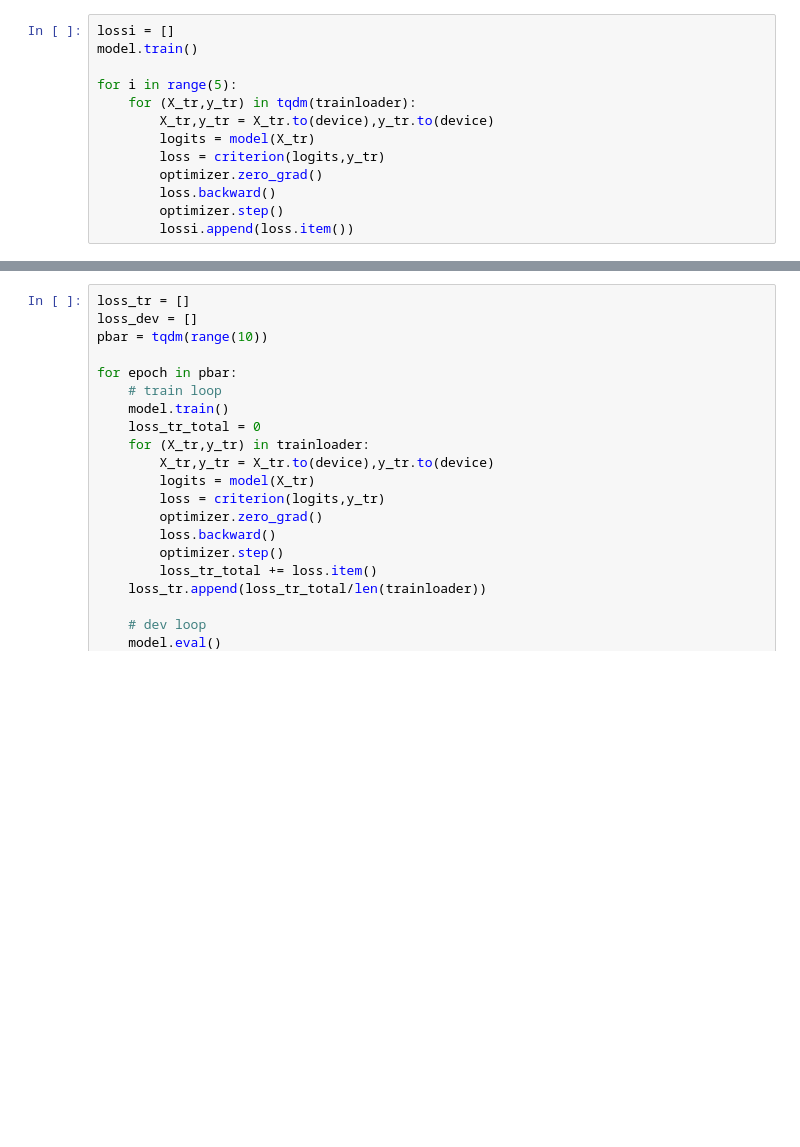
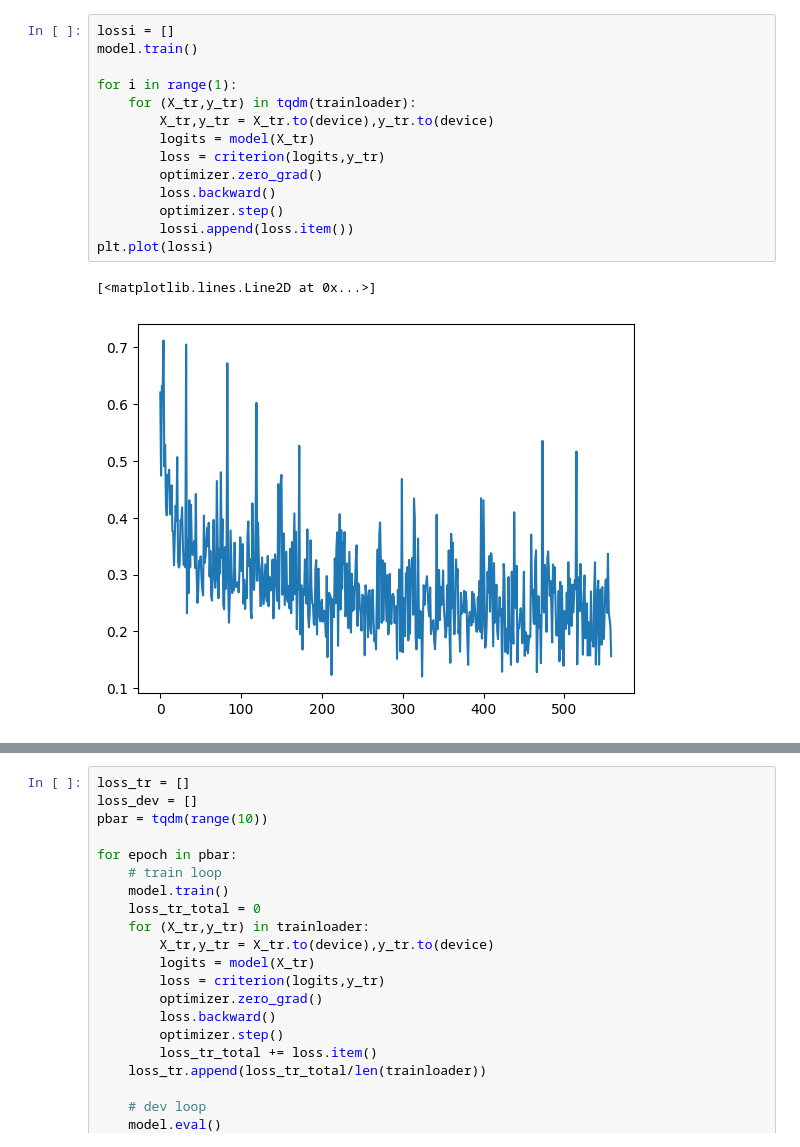
Before and after one commit to smithandrewk/smoking_ml, a Jupyter notebook: baseline_mlp.ipynb, the cells around one changed output, grey strips where cells are left out. Drawn from its saved outputs; the diff is of its cells as text; blank space fills up the shorter version.

```diff
--- a/baseline_mlp.ipynb
+++ b/baseline_mlp.ipynb
@@ -23,14 +17,18 @@ Params:  653501
 # %%
 lossi = []
 model.train()
 
-for i in range(5):
+for i in range(1):
     for (X_tr,y_tr) in tqdm(trainloader):
         X_tr,y_tr = X_tr.to(device),y_tr.to(device)
         logits = model(X_tr)
         loss = criterion(logits,y_tr)
         optimizer.zero_grad()
         loss.backward()
         optimizer.step()
         lossi.append(loss.item())
+plt.plot(lossi)
+# %% [output]
+[<matplotlib.lines.Line2D at 0x...>]
+[figure, added]
 # %%
```
Also changed, not shown: parts of 6 cells of this notebook, 4 other files.
